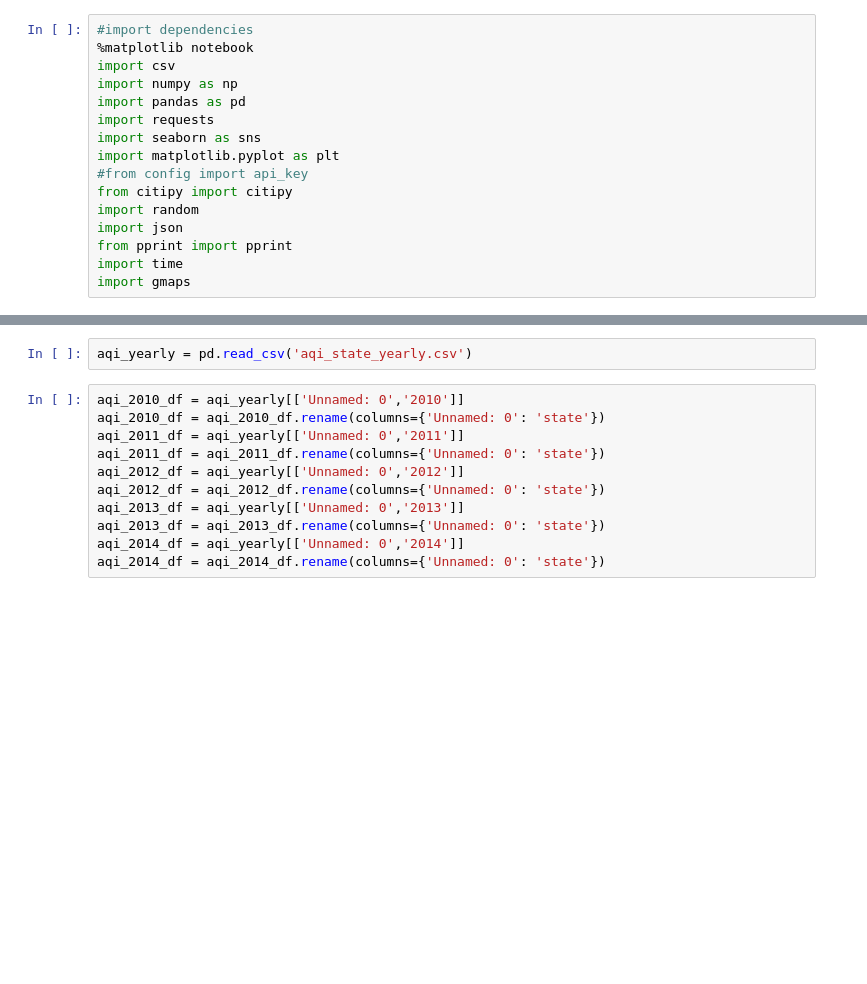
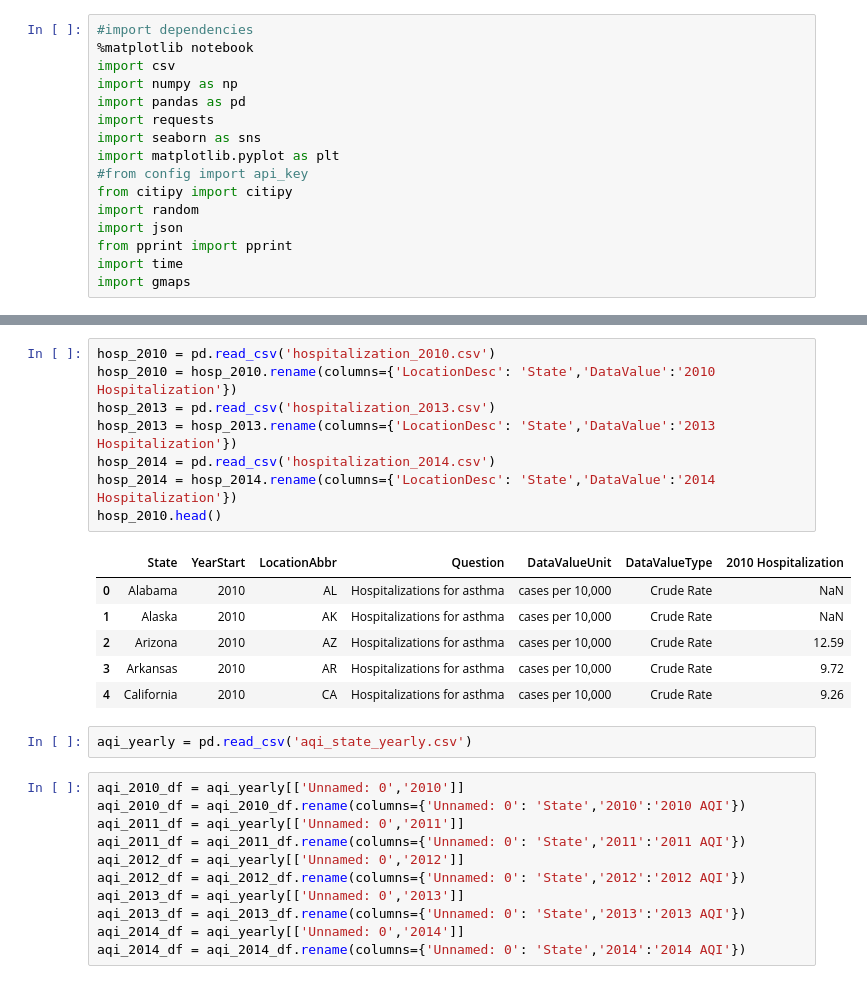
Before and after one commit to simpson12013/Team-Project-One, a Jupyter notebook: asthma_data/asthma_mortality_and_air_quality_demonstration.ipynb, the cells around one changed output, grey strips where cells are left out. Saved outputs shown, nothing was run; the diff lists cells and outputs as text; blank space fills up the shorter version.

```diff
--- a/asthma_data/asthma_mortality_and_air_quality_demonstration.ipynb
+++ b/asthma_data/asthma_mortality_and_air_quality_demonstration.ipynb
@@ -23,13 +28,28 @@ mort_2014 = pd.read_csv('asthma_mortality_2014.csv')
+# %%
+hosp_2010 = pd.read_csv('hospitalization_2010.csv')
+hosp_2010 = hosp_2010.rename(columns={'LocationDesc': 'State','DataValue':'2010 Hospitalization'})
+hosp_2013 = pd.read_csv('hospitalization_2013.csv')
+hosp_2013 = hosp_2013.rename(columns={'LocationDesc': 'State','DataValue':'2013 Hospitalization'})
+hosp_2014 = pd.read_csv('hospitalization_2014.csv')
+hosp_2014 = hosp_2014.rename(columns={'LocationDesc': 'State','DataValue':'2014 Hospitalization'})
+hosp_2010.head()
+# %% [output]
+|  | State | YearStart | LocationAbbr | Question | DataValueUnit | DataValueType | 2010 Hospitalization |
+| 0 | Alabama | 2010 | AL | Hospitalizations for asthma | cases per 10,000 | Crude Rate | NaN |
+| 1 | Alaska | 2010 | AK | Hospitalizations for asthma | cases per 10,000 | Crude Rate | NaN |
+| 2 | Arizona | 2010 | AZ | Hospitalizations for asthma | cases per 10,000 | Crude Rate | 12.59 |
+| 3 | Arkansas | 2010 | AR | Hospitalizations for asthma | cases per 10,000 | Crude Rate | 9.72 |
+| 4 | California | 2010 | CA | Hospitalizations for asthma | cases per 10,000 | Crude Rate | 9.26 |
 # %%
 aqi_yearly = pd.read_csv('aqi_state_yearly.csv')
 # %%
 aqi_2010_df = aqi_yearly[['Unnamed: 0','2010']]
-aqi_2010_df = aqi_2010_df.rename(columns={'Unnamed: 0': 'state'})
+aqi_2010_df = aqi_2010_df.rename(columns={'Unnamed: 0': 'State','2010':'2010 AQI'})
 aqi_2011_df = aqi_yearly[['Unnamed: 0','2011']]
-aqi_2011_df = aqi_2011_df.rename(columns={'Unnamed: 0': 'state'})
+aqi_2011_df = aqi_2011_df.rename(columns={'Unnamed: 0': 'State','2011':'2011 AQI'})
 aqi_2012_df = aqi_yearly[['Unnamed: 0','2012']]
-aqi_2012_df = aqi_2012_df.rename(columns={'Unnamed: 0': 'state'})
+aqi_2012_df = aqi_2012_df.rename(columns={'Unnamed: 0': 'State','2012':'2012 AQI'})
 aqi_2013_df = aqi_yearly[['Unnamed: 0','2013']]
-aqi_2013_df = aqi_2013_df.rename(columns={'Unnamed: 0': 'state'})
+aqi_2013_df = aqi_2013_df.rename(columns={'Unnamed: 0': 'State','2013':'2013 AQI'})
 aqi_2014_df = aqi_yearly[['Unnamed: 0','2014']]
-aqi_2014_df = aqi_2014_df.rename(columns={'Unnamed: 0': 'state'})
+aqi_2014_df = aqi_2014_df.rename(columns={'Unnamed: 0': 'State','2014':'2014 AQI'})
```
Also changed, not shown: parts of 14 cells of this notebook, 9 other files.
